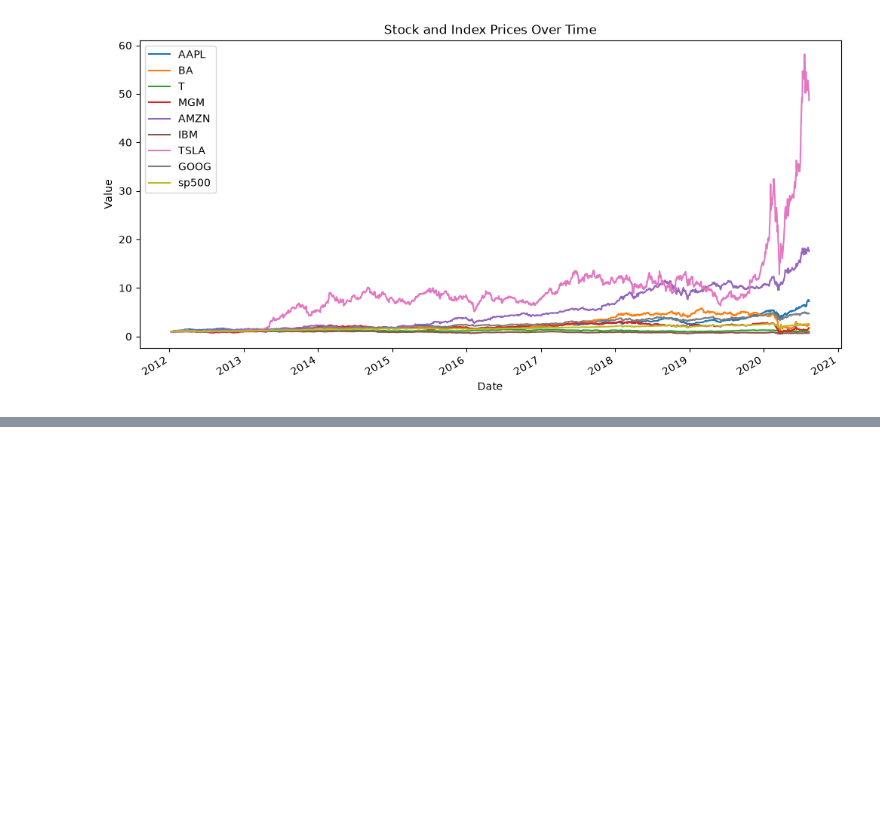
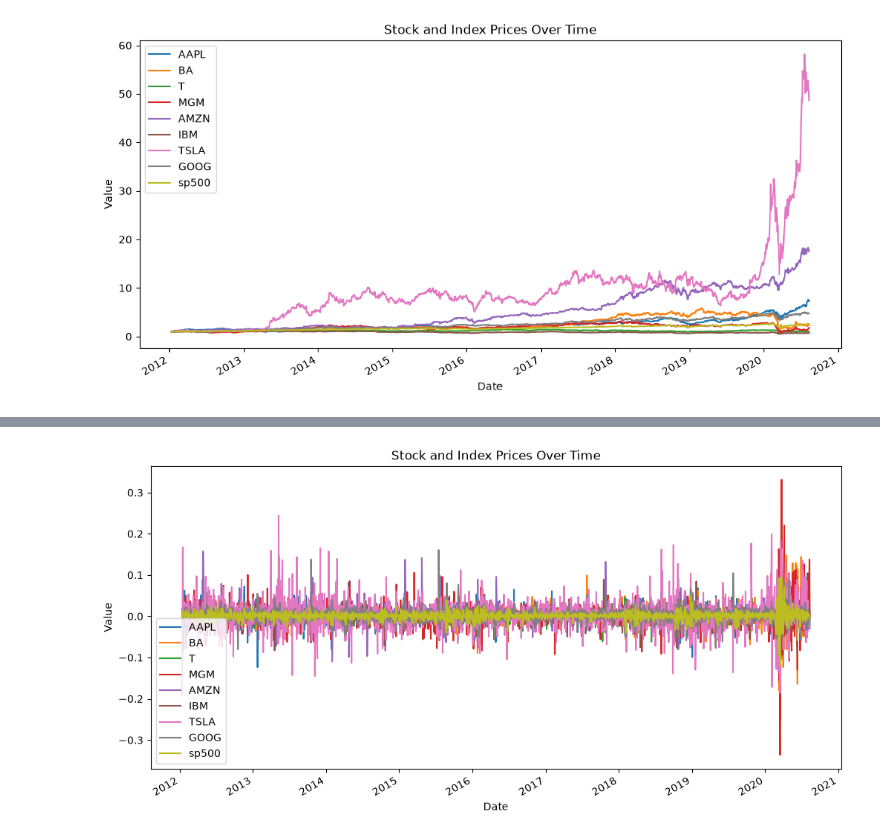
Before and after one commit to cboumans/Finance_with_Big_Data, a Jupyter notebook: lab1/lab1.ipynb, the cells around one changed output, grey strips where cells are left out. Cells and saved outputs as stored; diff of their text form; code cells hidden in the pictures; blank space fills up the shorter version.

```diff
--- a/lab1/lab1.ipynb
+++ b/lab1/lab1.ipynb
@@ -72,0 +77,21 @@ plot_dataframe(df_normalized)
+# %%
+def daily_returns(dataframe):
+    returns = dataframe.copy()
+    price_cols = returns.columns.drop('Date')
+
+    for stock in price_cols:
+        prices = returns[stock].tolist()
+        daily_returns = [None]  # no return on the first day
+        for day_index in range(1, len(prices)):
+            yesterday_price = prices[day_index - 1]
+            today_price = prices[day_index]
+            daily_return = (today_price - yesterday_price) / yesterday_price
+            daily_returns.append(daily_return)
+        returns[stock] = daily_returns
+
+    return returns
+
+df_returns = daily_returns(df)
+plot_dataframe(df_returns)
+# %% [output]
+[figure, added]
```
Also changed, not shown: parts of 4 cells of this notebook.
